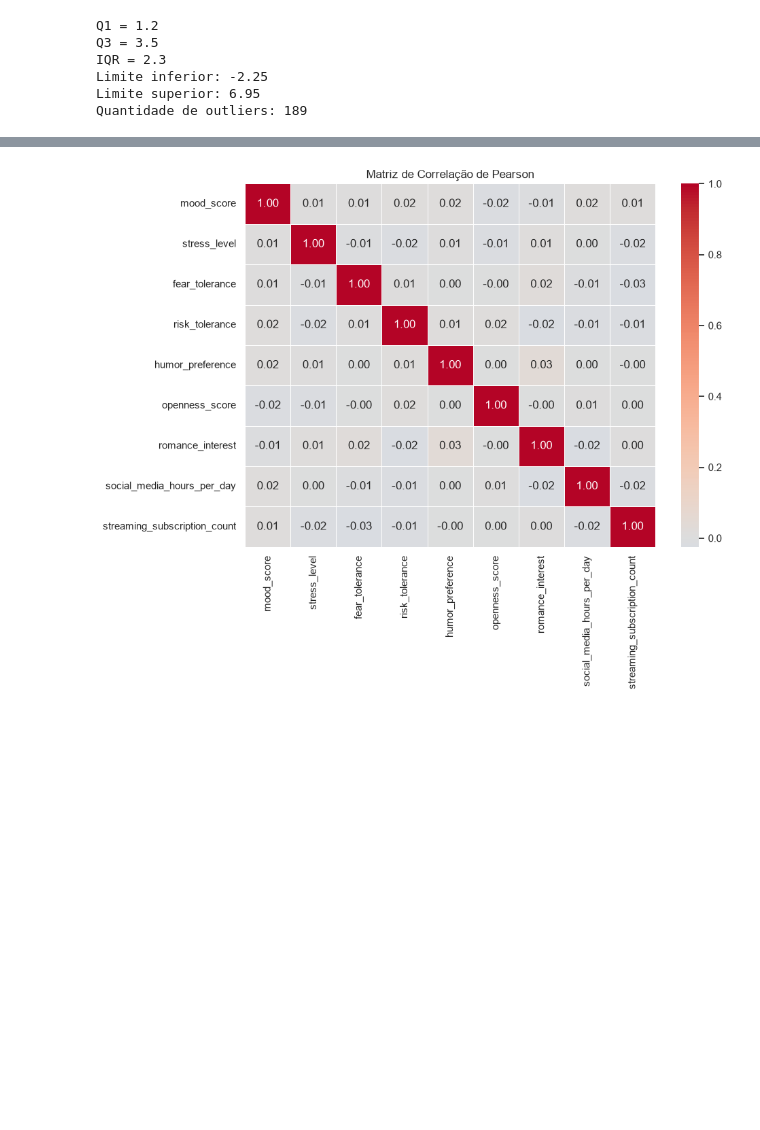
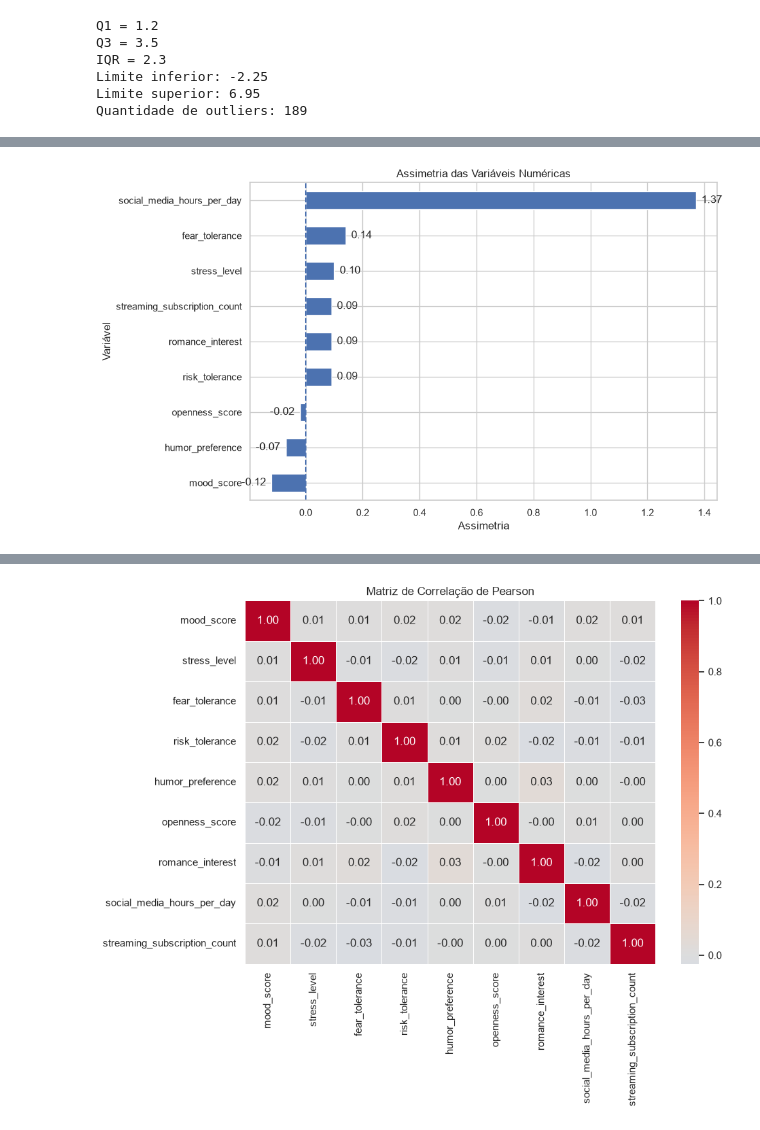
Before and after one commit to lucascsantos07/analise_preparacao_dados, a Jupyter notebook: notebooks/01_eda.ipynb, the cells around one changed output, grey strips where cells are left out. Cells and saved outputs as stored; diff of their text form; code cells hidden in the pictures; blank space fills up the shorter version.

```diff
--- a/notebooks/01_eda.ipynb
+++ b/notebooks/01_eda.ipynb
@@ -319,3 +305,22 @@ Quantidade de outliers: 83
 | 508 | 509 | Young Adult (18-25) | Female | Extrovert | 8.3 | 5.5 | Gaming, Reading | ... |
 | 572 | 573 | Teen (13-17) | Non-binary | Introvert | 8.5 | 5.4 | Writing, Music, Gardening | ... |
 | 590 | 591 | Teen (13-17) | Female | Extrovert | 6.1 | 3.9 | Fitness, Writing, Reading | ... |
+# %%
+variaveis = [
+    "mood_score",
+    "stress_level",
+    "fear_tolerance",
+    "risk_tolerance",
+    "humor_preference",
+    "openness_score",
+    "romance_interest",
+    "social_media_hours_per_day",
+    "streaming_subscription_count"
+]
+# %%
+tabela_assimetria = pd.DataFrame({
+    "assimetria": df[variaveis].skew(),
+    "curtose": df[variaveis].kurtosis()
+}).round(2)
+
+tabela_assimetria
@@ -322,3 +338,29 @@ Quantidade de outliers: 83
+# %%
+plt.figure(figsize=(10, 6))
+
+dados = tabela_assimetria["assimetria"].sort_values()
+
+ax = dados.plot(kind="barh")
+
+plt.axvline(0, linestyle="--")
+
+for i, valor in enumerate(dados):
+    ax.text(
+        valor + (0.02 if valor >= 0 else -0.02),
+        i,
+        f"{valor:.2f}",
+        va="center",
+        ha="left" if valor >= 0 else "right"
+    )
+
+plt.title("Assimetria das Variáveis Numéricas")
+plt.xlabel("Assimetria")
+plt.ylabel("Variável")
+
+plt.tight_layout()
+plt.show()
+# %% [output]
+[figure, added]
 # %%
 variaveis_interesse = [
     "mood_score", "stress_level", "fear_tolerance", "risk_tolerance",
```
Also changed, not shown: parts of 18 cells of this notebook, 8 other files.
